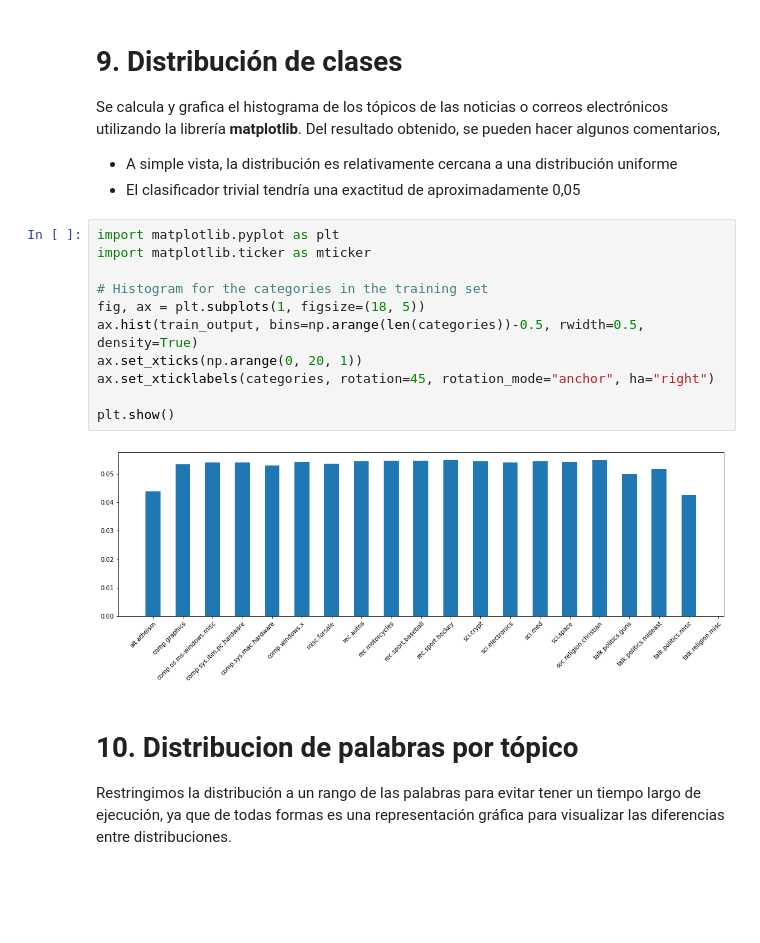
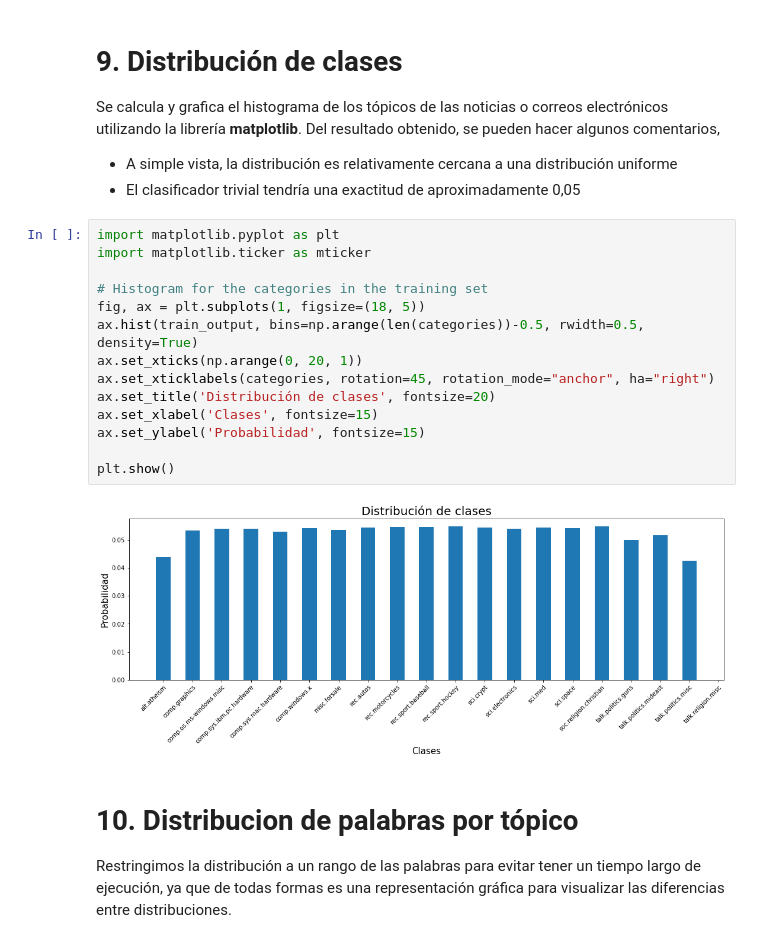
Before and after one commit to Kammann123/nn-tp1, a Jupyter notebook: notebooks/tp1-ej1-analysis.ipynb, the cells around one changed output. Cells and saved outputs as stored; diff of their text form; blank space fills up the shorter version.

```diff
--- a/notebooks/tp1-ej1-analysis.ipynb
+++ b/notebooks/tp1-ej1-analysis.ipynb
@@ -324,16 +351,19 @@ Se calcula y grafica el histograma de los tópicos de las noticias o correos ele
 # %%
 import matplotlib.pyplot as plt
 import matplotlib.ticker as mticker
 
 # Histogram for the categories in the training set
 fig, ax = plt.subplots(1, figsize=(18, 5))
 ax.hist(train_output, bins=np.arange(len(categories))-0.5, rwidth=0.5, density=True)
 ax.set_xticks(np.arange(0, 20, 1))
 ax.set_xticklabels(categories, rotation=45, rotation_mode="anchor", ha="right")
+ax.set_title('Distribución de clases', fontsize=20)
+ax.set_xlabel('Clases', fontsize=15)
+ax.set_ylabel('Probabilidad', fontsize=15)
 
 plt.show()
 # %% [output]
-[figure, old version]
+[figure, new version]
 # %% [markdown]
 # 10. Distribucion de palabras por tópico
 Restringimos la distribución a un rango de las palabras para evitar tener un tiempo largo de ejecución, ya que de todas formas es una representación gráfica para visualizar las diferencias entre distribuciones.
```
Also changed, not shown: parts of 28 cells of this notebook, 3 other files.
